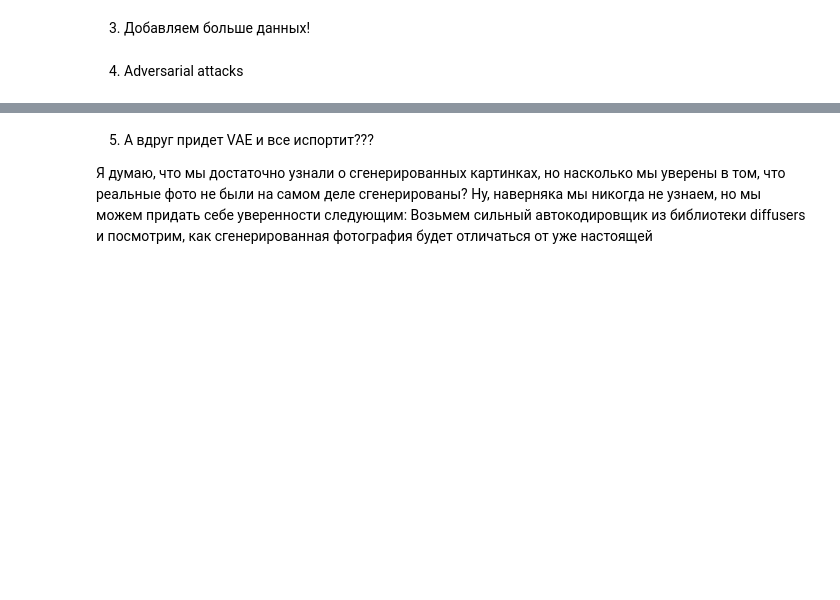
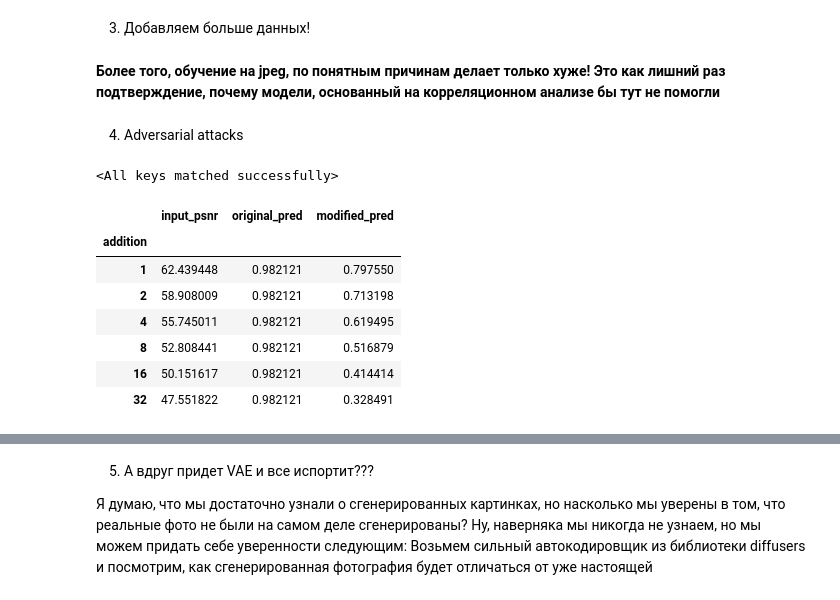
Before and after one commit to dlripper/kontur_ai_detection, a Jupyter notebook: solution_pipeline.ipynb, the cells around one changed output, grey strips where cells are left out. Saved outputs shown, nothing was run; the diff lists cells and outputs as text; code cells hidden in the pictures; blank space fills up the shorter version.

```diff
--- a/solution_pipeline.ipynb
+++ b/solution_pipeline.ipynb
@@ -175,5 +175,18 @@ SyntaxError: invalid syntax (183684483.py, line 1)
 Супер, в чем же проблема? **А проблема в том, что мы имеем дело в основном с сжатыми изображениями, где уровень сохраненного качества 69/79/80/96, что сразу же должно настрожить от использования этих более продвинутых методик**, которые очень свысока смотрят на детектирование простым резнетом. **Весь уникальный шум скорее всего был потерян во время сжатия, а попытки найти то, чего нет, не приведут ни к чему хорошему**, тем более в глубинном обучении, где не всегда ориентируются на статистические уровни значимости, а полагаются отчасти на имеющуюся экспертизу(речь именно непосредственно о построении модели, про a/b-тесты в продакте помним-помним)
 # %% [markdown]
 3. Добавляем больше данных!
+# %% [markdown]
+**Более того, обучение на jpeg, по понятным причинам делает только хуже! Это как лишний раз подтверждение, почему модели, основанный на корреляционном анализе бы тут не помогли**
 # %% [markdown]
 4. Adversarial attacks
+# %%
+model = models.resnet50(pretrained=True)
+
+import torch
+
+num_ftrs = model.fc.in_features
+model.fc = nn.Linear(num_ftrs, 1)
+
+model.load_state_dict(torch.load("../sota_1.pth")["model_state_dict"])
+# %% [output]
+<All keys matched successfully>
@@ -180,2 +202,15 @@ SyntaxError: invalid syntax (183684483.py, line 1)
+# %%
+ifgsm = pd.read_csv("data/ifgsm/report.csv")
+# %%
+ifgsm.groupby(["addition"])[["input_psnr", "original_pred", "modified_pred"]].mean()
+# %% [output]
+|  | input_psnr | original_pred | modified_pred |
+| addition |  |  |  |
+| 1 | 62.439448 | 0.982121 | 0.797550 |
+| 2 | 58.908009 | 0.982121 | 0.713198 |
+| 4 | 55.745011 | 0.982121 | 0.619495 |
+| 8 | 52.808441 | 0.982121 | 0.516879 |
+| 16 | 50.151617 | 0.982121 | 0.414414 |
+| 32 | 47.551822 | 0.982121 | 0.328491 |
 # %%
 utils.get_attacked(model=model, dataloader=test_dataloader, attack_type="ifgsm")
```
Also changed, not shown: parts of 9 cells of this notebook, 8 other files.
